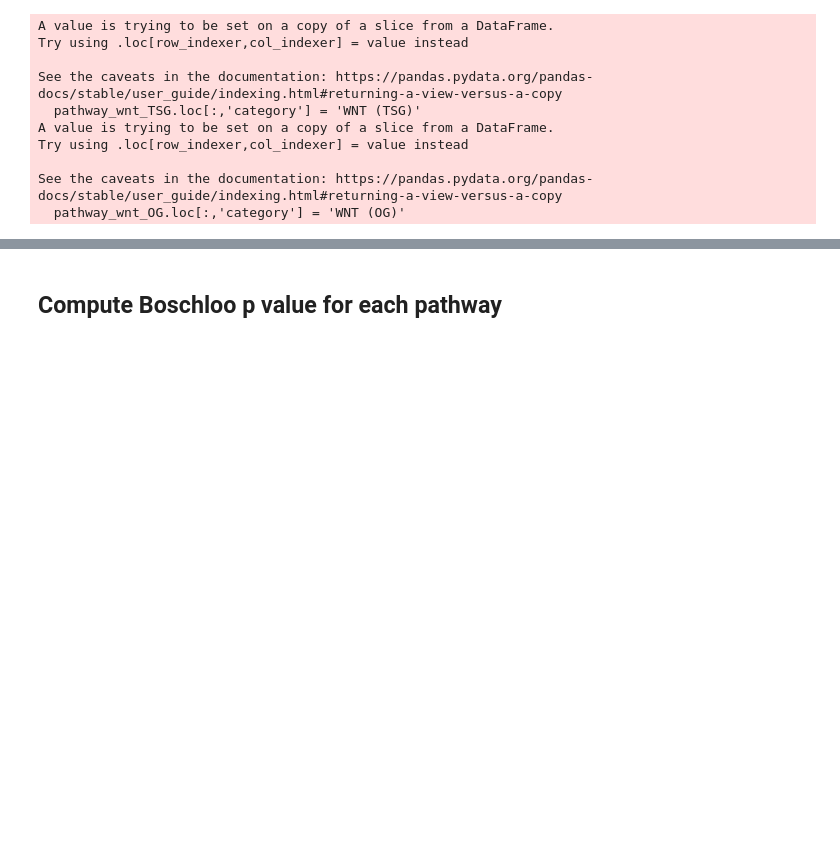
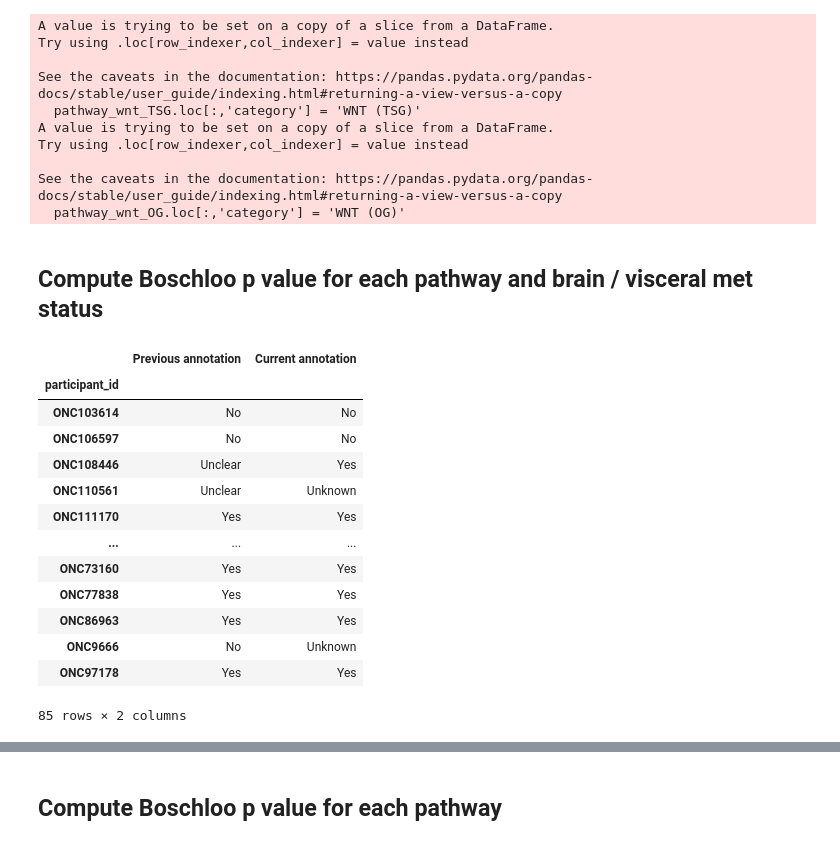
Before and after one commit to getzlab/parsons_her2_tki_manuscript, a Jupyter notebook: comuts_brain_mets.ipynb, the cells around one changed output, grey strips where cells are left out. Saved outputs shown, nothing was run; the diff lists cells and outputs as text; code cells hidden in the pictures; blank space fills up the shorter version.

```diff
--- a/comuts_brain_mets.ipynb
+++ b/comuts_brain_mets.ipynb
@@ -298,12 +368,8 @@ all_mut_ccfs_maf_annotated = pd.read_csv('data/unpaired.maf', sep='\t', low_memo
 participant_cohort_sheet = pd.read_csv('data/unpaired_participant_cohort_sheet.txt', sep='\t', index_col='participant_id')
 sample_cohort_sheet = pd.read_csv('data/unpaired_sample_cohort_sheet.txt', sep='\t', index_col=0)
 
-# brain met pts
-brain_met_pts_pre_df = pd.read_excel('data/pre_tki_brain_mets.xlsx')
-brain_met_pts_post_df = pd.read_excel('data/post_tki_brain_mets.xlsx')
-
-brain_met_pts_pre = brain_met_pts_pre_df[brain_met_pts_pre_df['Ever brain met?'] == 'Yes']['participant_id'].tolist()
-brain_met_pts_post = brain_met_pts_post_df[brain_met_pts_post_df['Ever brain met?'] == 'Yes']['participant_id'].tolist()
+# metastatic site annotations
+met_sites = pd.read_excel('data/TKI Unpaired Sites of Disease Deidentified 07292024.xlsx')
 
 # participant ID mapping
 id_map = pd.read_csv('data/ONC_ID_to_Manuscript_ID_mapping_unpaired.txt', sep='\t', index_col='ONC ID')['Manuscript ID'].to_dict()
@@ -361,0 +437,7 @@ See the caveats in the documentation: https://pandas.pydata.org/pandas-docs/stab
+# %%
+brain_met_sort_values = pd.DataFrame.from_dict({x: int(x in brain_met_pts) for x in participant_list}, orient = 'index', columns = ['brain_met'])
+brain_met_sort_values.index.rename('sample', inplace = True)
+
+brain_met_tmp = met_sites.rename(columns = {'ONC ID': 'sample', 'Brain/CNS?': 'value'})
+brain_met_tmp['category'] = 'Brain met'
+brain_met_tmp = brain_met_tmp[['sample', 'value', 'category']]
@@ -361,0 +453,25 @@ See the caveats in the documentation: https://pandas.pydata.org/pandas-docs/stab
+# %% [markdown]
+## Compute Boschloo p value for each pathway and brain / visceral met status
+# %%
+brain_met_old = pd.concat([pd.read_excel('data/pre_tki_brain_mets.xlsx'), pd.read_excel('data/post_tki_brain_mets.xlsx')]).\
+    set_index('participant_id').\
+    rename(columns={'Ever brain met?': 'Previous annotation'}).\
+    drop(columns = 'Unnamed: 1')
+
+brain_met_comparison = brain_met_old.join(brain_met_tmp.set_index('sample').rename(columns = {'value': 'Current annotation'}).drop(columns = 'category'))
+brain_met_comparison
+# %% [output]
+|  | Previous annotation | Current annotation |
+| participant_id |  |  |
+| ONC103614 | No | No |
+| ONC106597 | No | No |
+| ONC108446 | Unclear | Yes |
+| ONC110561 | Unclear | Unknown |
+| ONC111170 | Yes | Yes |
+| ... | ... | ... |
+| ONC73160 | Yes | Yes |
+| ONC77838 | Yes | Yes |
+| ONC86963 | Yes | Yes |
+| ONC9666 | No | Unknown |
+| ONC97178 | Yes | Yes |
+85 rows × 2 columns
```
Also changed, not shown: parts of 20 cells of this notebook, 3 other files.
